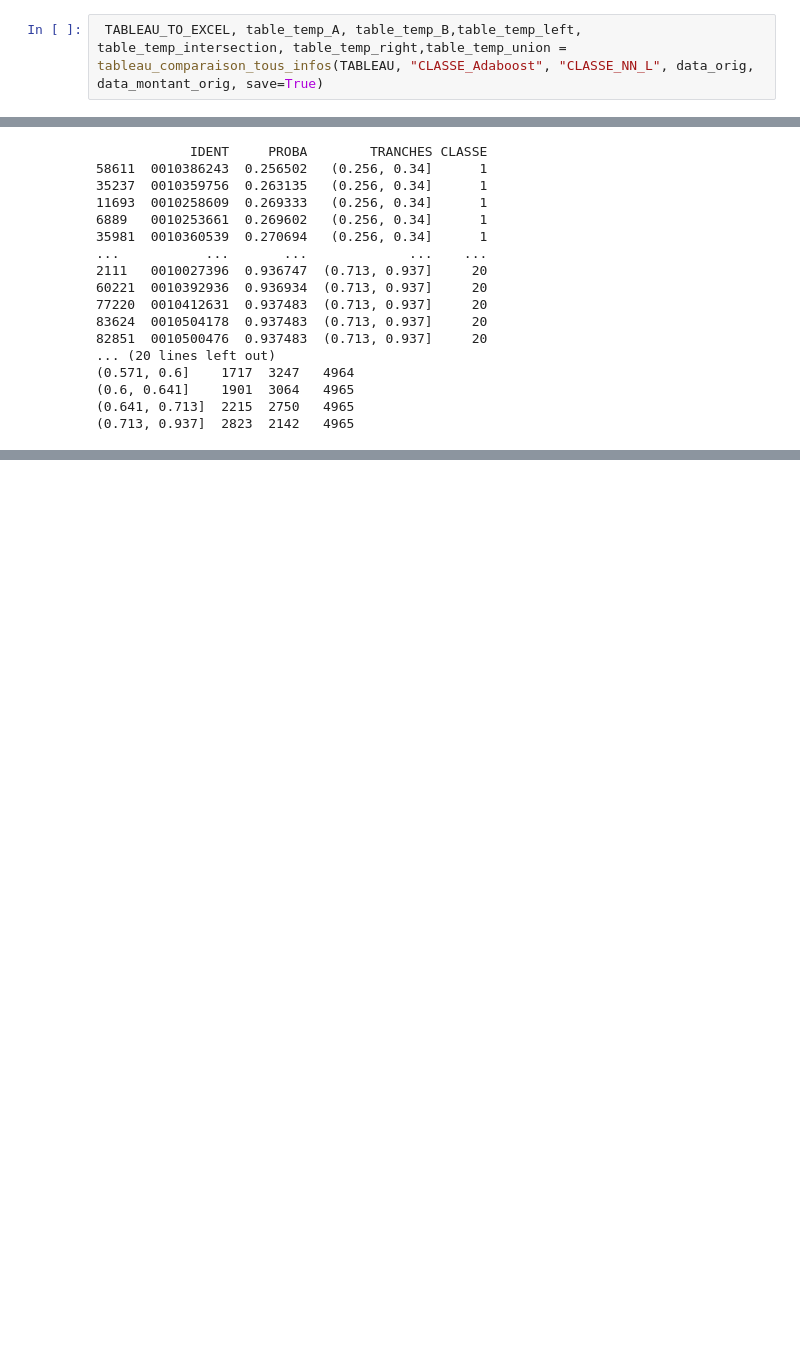
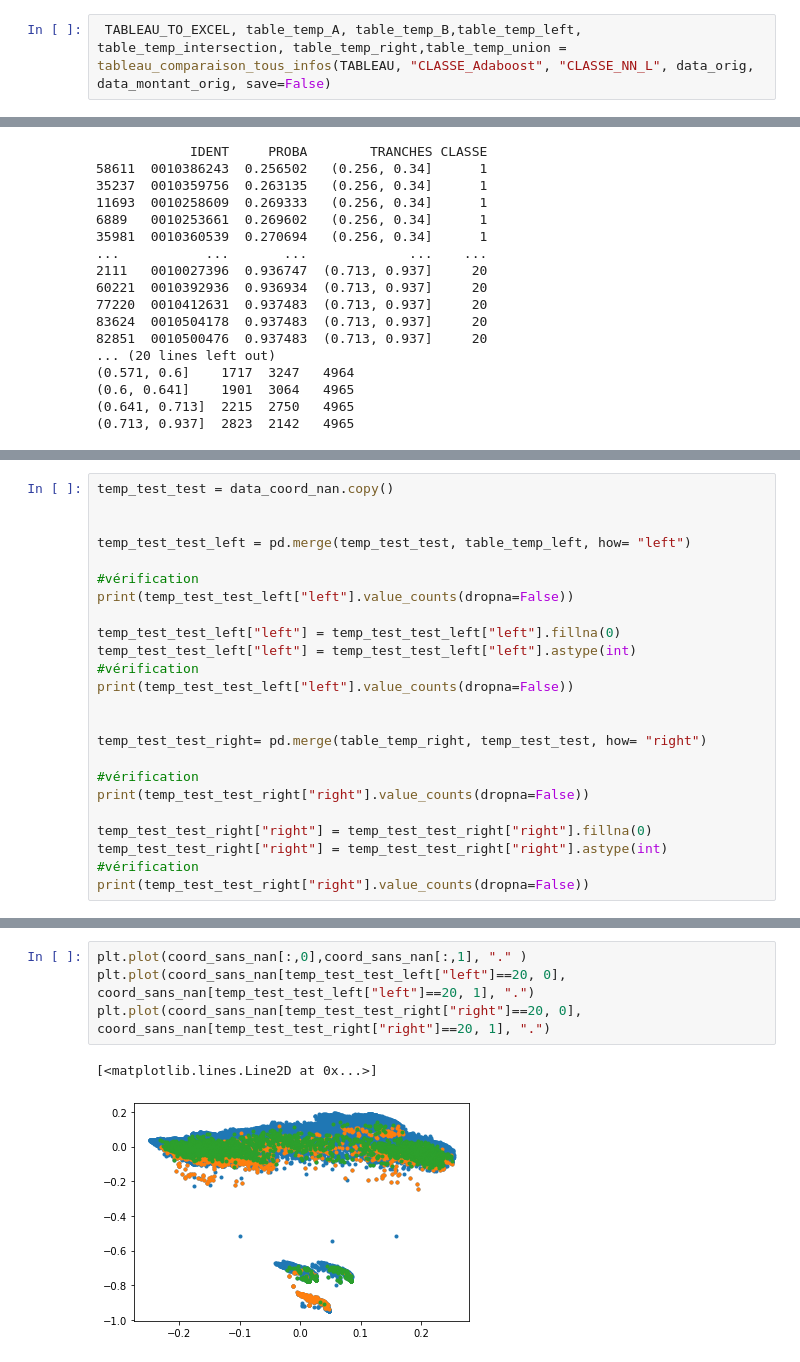
Before and after one commit to christian235711/Predict_models_fdf21, a Jupyter notebook: FDF21_Comparaison.ipynb, the cells around one changed output, grey strips where cells are left out. Drawn from its saved outputs; the diff is of its cells as text; blank space fills up the shorter version.

Commit message:
create code, new data, new column for spad

```diff
--- a/FDF21_Comparaison.ipynb
+++ b/FDF21_Comparaison.ipynb
@@ -1525,7 +1494,7 @@ def tableau_comparaison_tous_infos(TABLEAU, AA, BB, data_orig, data_montant_orig
 
     return TABLEAU_TO_EXCEL, table_temp_A, table_temp_B, table_temp_left, table_temp_intersection, table_temp_right, table_temp_union
 # %%
- TABLEAU_TO_EXCEL, table_temp_A, table_temp_B,table_temp_left, table_temp_intersection, table_temp_right,table_temp_union = tableau_comparaison_tous_infos(TABLEAU, "CLASSE_Adaboost", "CLASSE_NN_L", data_orig, data_montant_orig, save=True)
+ TABLEAU_TO_EXCEL, table_temp_A, table_temp_B,table_temp_left, table_temp_intersection, table_temp_right,table_temp_union = tableau_comparaison_tous_infos(TABLEAU, "CLASSE_Adaboost", "CLASSE_NN_L", data_orig, data_montant_orig, save=False)
 # %% [output]
 A value is trying to be set on a copy of a slice from a DataFrame.
 Try using .loc[row_indexer,col_indexer] = value instead
@@ -1922,0 +2004,24 @@ See the caveats in the documentation: https://pandas.pydata.org/pandas-docs/stab
+# %%
+temp_test_test = data_coord_nan.copy()
+
+
+temp_test_test_left = pd.merge(temp_test_test, table_temp_left, how= "left")
+
+#vérification
+print(temp_test_test_left["left"].value_counts(dropna=False))
+
+temp_test_test_left["left"] = temp_test_test_left["left"].fillna(0)
+temp_test_test_left["left"] = temp_test_test_left["left"].astype(int)
+#vérification
+print(temp_test_test_left["left"].value_counts(dropna=False))
+
+
+temp_test_test_right= pd.merge(table_temp_right, temp_test_test, how= "right")
+
+#vérification
+print(temp_test_test_right["right"].value_counts(dropna=False))
+
+temp_test_test_right["right"] = temp_test_test_right["right"].fillna(0)
+temp_test_test_right["right"] = temp_test_test_right["right"].astype(int)
+#vérification
+print(temp_test_test_right["right"].value_counts(dropna=False))
@@ -1922,0 +2041,7 @@ See the caveats in the documentation: https://pandas.pydata.org/pandas-docs/stab
+# %%
+plt.plot(coord_sans_nan[:,0],coord_sans_nan[:,1], "." )
+plt.plot(coord_sans_nan[temp_test_test_left["left"]==20, 0], coord_sans_nan[temp_test_test_left["left"]==20, 1], ".")
+plt.plot(coord_sans_nan[temp_test_test_right["right"]==20, 0], coord_sans_nan[temp_test_test_right["right"]==20, 1], ".")
+# %% [output]
+[<matplotlib.lines.Line2D at 0x...>]
+[figure, added]
```
Also changed, not shown: parts of 22 cells of this notebook.
